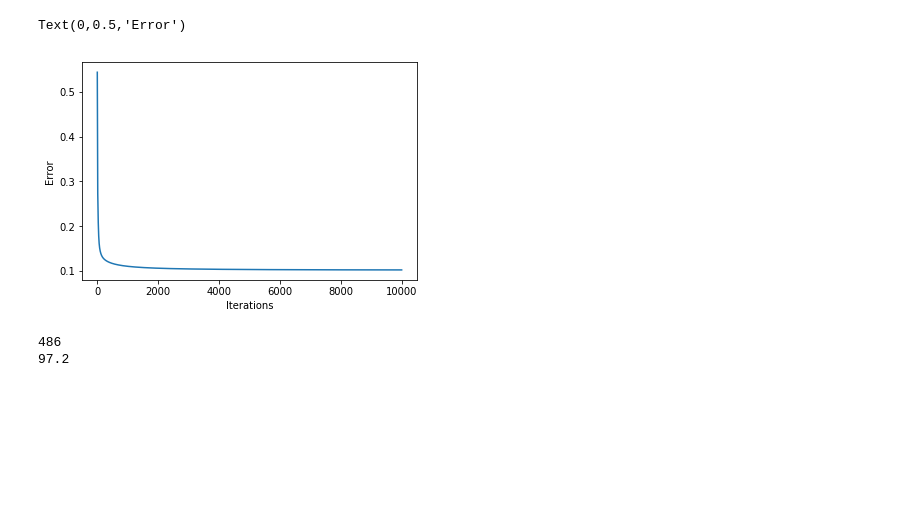
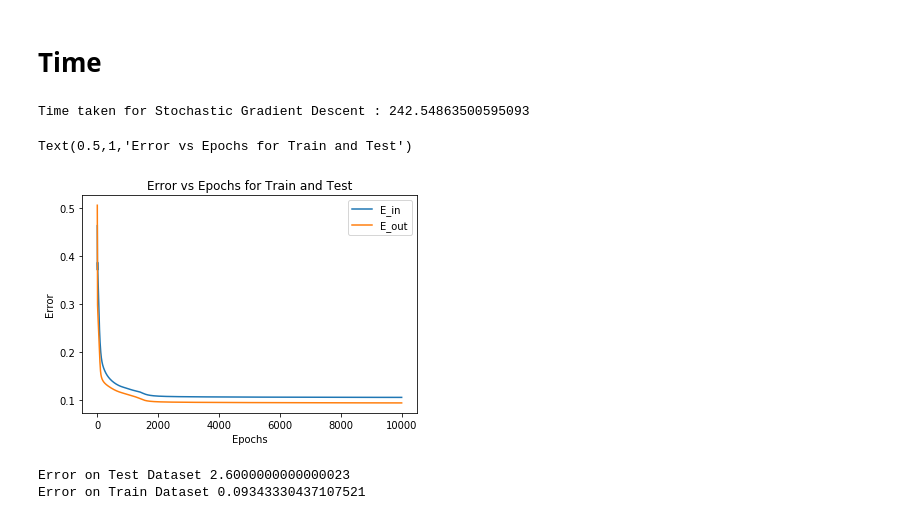
Before and after one commit to anantvir/Neural_Network, a Jupyter notebook: Assignment 7/Jupyter Notebooks/ELEG815_Q4_SGD.ipynb, the cells around one changed output. Drawn from its saved outputs; the diff is of its cells as text; code cells hidden in the pictures; blank space fills up the shorter version.

```diff
--- a/Assignment 7/Jupyter Notebooks/ELEG815_Q4_SGD.ipynb
+++ b/Assignment 7/Jupyter Notebooks/ELEG815_Q4_SGD.ipynb
@@ -121,10 +113,35 @@ errors_SGD,weight_list_new_SGD = train_SGD(10000)
-# %%
-plt.plot(errors_SGD)
-plt.xlabel('Iterations')
-plt.ylabel('Error')
-# %% [output]
-Text(0,0.5,'Error')
-[figure, removed]
+# %% [markdown]
+# Time
+# %%
+def train_SGD(epochs,test_data,test_labels):
+    E_in_list = [0] * epochs
+    E_out_list = [0] * epochs
+    for epoch in range(epochs):
+        E_out = 0
+        E_in_list[epoch],weight_list_new = SGD(weight_list,d_2_train_dataset,d_2_train_labels,0.01)
+        for key,value in enumerate(test_data):
+            x_n = np.empty((value.shape[0]+1,))
+            x_n[0] = 1
+            x_n[1:] = value
+            s_l,x_l = feedforward(x_n,weight_list_new)
+            E_out += (1/len(test_data))*(test_labels[key] - x_l[-1][1])**2
+        E_out_list[epoch] = E_out
+    return E_in_list,E_out_list,weight_list_new
+start_time = time.time()
+errors_SGD_train,errors_SGD_test,weight_list_new_SGD = train_SGD(10000,d_2_test_dataset,d_2_test_labels)
+print('Time taken for Stochastic Gradient Descent :',(time.time() - start_time))
+# %% [output]
+Time taken for Stochastic Gradient Descent : 242.54863500595093
+# %%
+plt.plot(errors_SGD_test)
+plt.plot(errors_SGD_train)
+plt.xlabel('Epochs')
+plt.ylabel('Error')
+plt.legend(['E_in','E_out'])
+plt.title('Error vs Epochs for Train and Test')
+# %% [output]
+Text(0.5,1,'Error vs Epochs for Train and Test')
+[figure, added]
 # %%
 def evaluate(test_data,test_labels,weight_list_new):
     cnt = 0
@@ -141,8 +158,8 @@ def evaluate(test_data,test_labels,weight_list_new):
     return cnt
 cnt = evaluate(d_2_test_dataset,d_2_test_labels,weight_list_new_SGD)
 
-print(cnt)
-print((cnt/len(d_2_test_dataset))*100)
+print('Error on Test Dataset',(1-cnt/len(d_2_test_dataset))*100)
+print('Error on Train Dataset',errors_SGD_train[-1])
 # %% [output]
-486
-97.2
+Error on Test Dataset 2.6000000000000023
+Error on Train Dataset 0.09343330437107521
```
Also changed, not shown: parts of 13 cells of this notebook, 9 other files.
